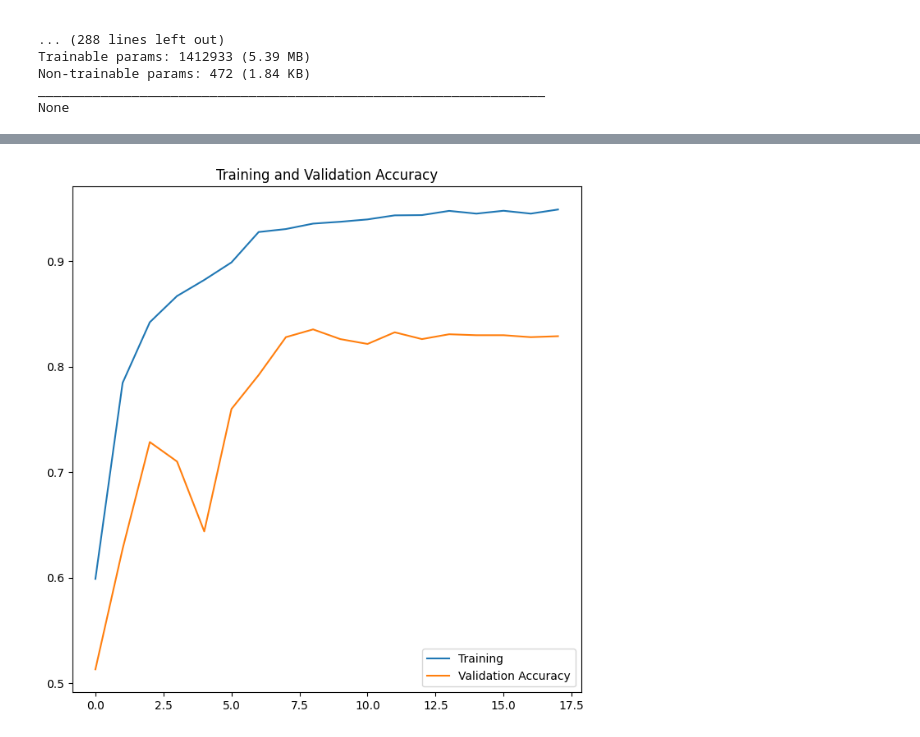
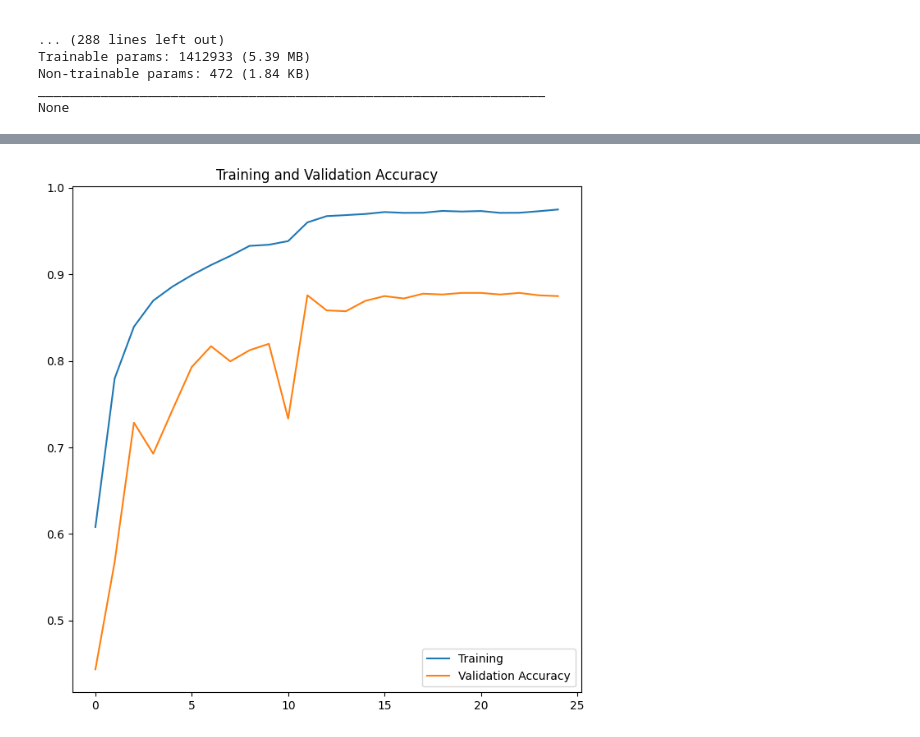
Before and after one commit to Pheoxis/PlantDisease, a Jupyter notebook: training_models/struktura_modelu.ipynb, the cells around one changed output, grey strips where cells are left out. Cells and saved outputs as stored; diff of their text form; code cells hidden in the pictures.

```diff
--- a/training_models/struktura_modelu.ipynb
+++ b/training_models/struktura_modelu.ipynb
@@ -418,11 +501,11 @@ loss=history.history['loss']
 val_loss=history.history['val_loss']
 # %%
 plt.figure(figsize=(8,8))
-plt.plot(range(18), acc, label='Training')
-plt.plot(range(18),val_acc, label='Validation Accuracy')
+plt.plot(range(25), acc, label='Training')
+plt.plot(range(25),val_acc, label='Validation Accuracy')
 plt.legend(loc='lower right')
 plt.title('Training and Validation Accuracy')
 plt.show()
 # %% [output]
-[figure, old version]
+[figure, new version]
 # %%
```
Also changed, not shown: parts of 27 cells of this notebook, 2 other files.
